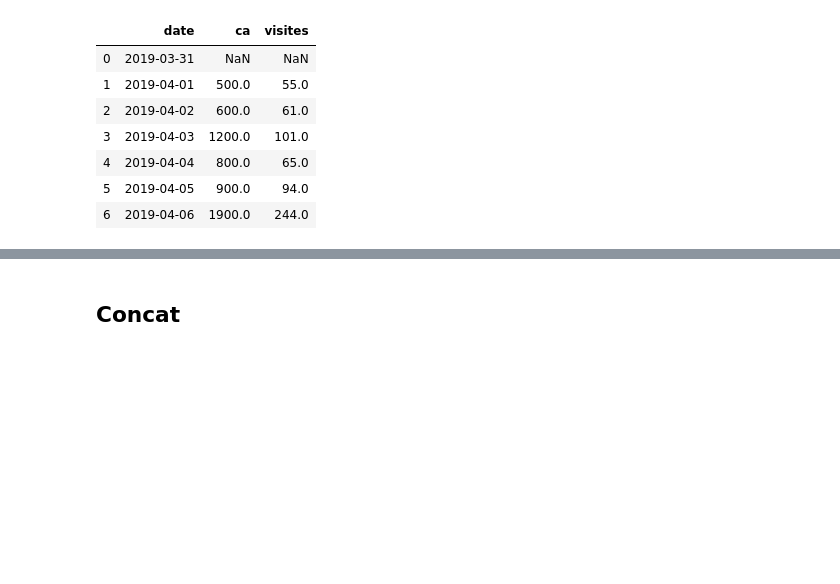
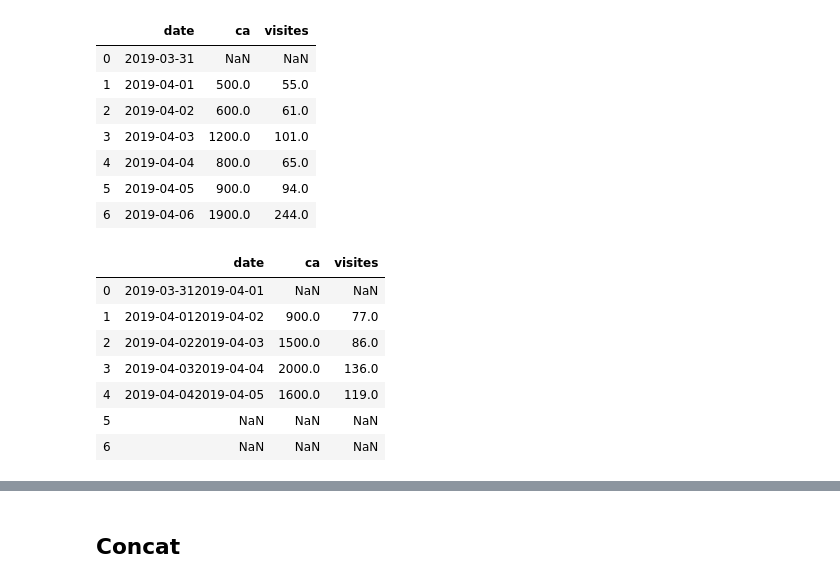
Before and after one commit to fspot/INFMDI-721, a Jupyter notebook: lesson5/lesson5-1-concat.ipynb, the cells around one changed output, grey strips where cells are left out. Cells and saved outputs as stored; diff of their text form; code cells hidden in the pictures; blank space fills up the shorter version.

```diff
--- a/lesson5/lesson5-1-concat.ipynb
+++ b/lesson5/lesson5-1-concat.ipynb
@@ -17,3 +17,14 @@ dfa
 | 4 | 2019-04-04 | 800.0 | 65.0 |
 | 5 | 2019-04-05 | 900.0 | 94.0 |
 | 6 | 2019-04-06 | 1900.0 | 244.0 |
+# %%
+dfa + dfb
+# %% [output]
+|  | date | ca | visites |
+| 0 | 2019-03-312019-04-01 | NaN | NaN |
+| 1 | 2019-04-012019-04-02 | 900.0 | 77.0 |
+| 2 | 2019-04-022019-04-03 | 1500.0 | 86.0 |
+| 3 | 2019-04-032019-04-04 | 2000.0 | 136.0 |
+| 4 | 2019-04-042019-04-05 | 1600.0 | 119.0 |
+| 5 | NaN | NaN | NaN |
+| 6 | NaN | NaN | NaN |
```
Also changed, not shown: parts of 6 cells of this notebook, 4 other files.
